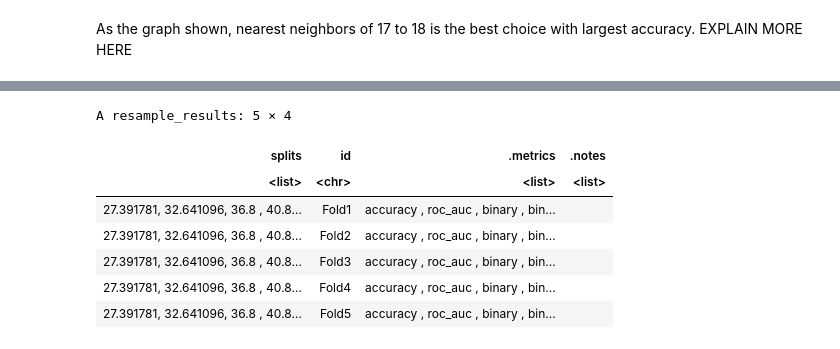
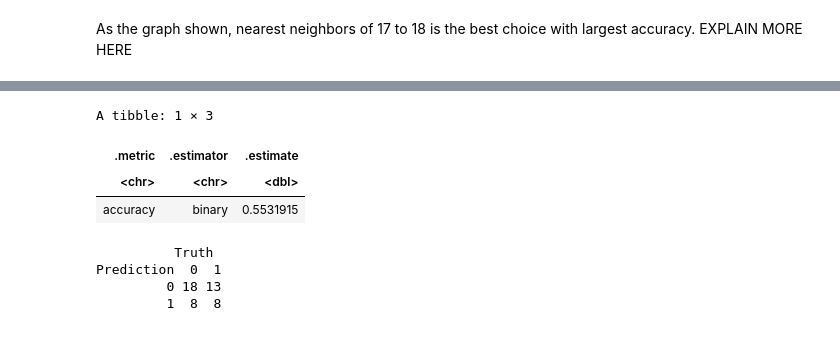
Before and after one commit to rishiiii3/dsci-100-2023S-group-67, a Jupyter notebook: Bone Marrow Analysis.ipynb, the cells around one changed output, grey strips where cells are left out. Saved outputs shown, nothing was run; the diff lists cells and outputs as text; code cells hidden in the pictures.

Commit message:
test predictions

```diff
--- a/Bone Marrow Analysis.ipynb
+++ b/Bone Marrow Analysis.ipynb
@@ -285,3 +276,8 @@ A tibble: 2 × 6
+# %%
+bone_marrow_fit <- workflow() |>
+       add_recipe(bone_marrow_recipe) |>
+       add_model(bone_marrow_spec_best) |>
+       fit(bone_marrow_train)
 # %%
 bone_marrow_predictions <- predict(bone_marrow_fit, bone_marrow_test) |>
     bind_cols(bone_marrow_test)
@@ -291,11 +305,19 @@ ERROR: Error in UseMethod("predict"): no applicable method for 'predict' applied
 # %%
-bone_marrow_fit
+bone_marrow_test_accuracy <- bone_marrow_predictions |>
+  metrics(truth = Survival_Status, estimate = .pred_class) |>
+  filter(.metric == "accuracy")
+bone_marrow_test_accuracy
 # %% [output]
-A resample_results: 5 × 4
+A tibble: 1 × 3
-| splits | id | .metrics | .notes |
-| <list> | <chr> | <list> | <list> |
-| 27.391781, 32.641096, 36.8 , 40.8... | Fold1 | accuracy , roc_auc , binary , bin... |  |
-| 27.391781, 32.641096, 36.8 , 40.8... | Fold2 | accuracy , roc_auc , binary , bin... |  |
-| 27.391781, 32.641096, 36.8 , 40.8... | Fold3 | accuracy , roc_auc , binary , bin... |  |
-| 27.391781, 32.641096, 36.8 , 40.8... | Fold4 | accuracy , roc_auc , binary , bin... |  |
-| 27.391781, 32.641096, 36.8 , 40.8... | Fold5 | accuracy , roc_auc , binary , bin... |  |
+| .metric | .estimator | .estimate |
+| <chr> | <chr> | <dbl> |
+| accuracy | binary | 0.5531915 |
+# %%
+bone_marrow_confusion <- bone_marrow_predictions |>
+             conf_mat(truth = Survival_Status, estimate = .pred_class)
+bone_marrow_confusion
+# %% [output]
+          Truth
+Prediction  0  1
+         0 18 13
+         1  8  8
```
Also changed, not shown: parts of 5 cells of this notebook.
